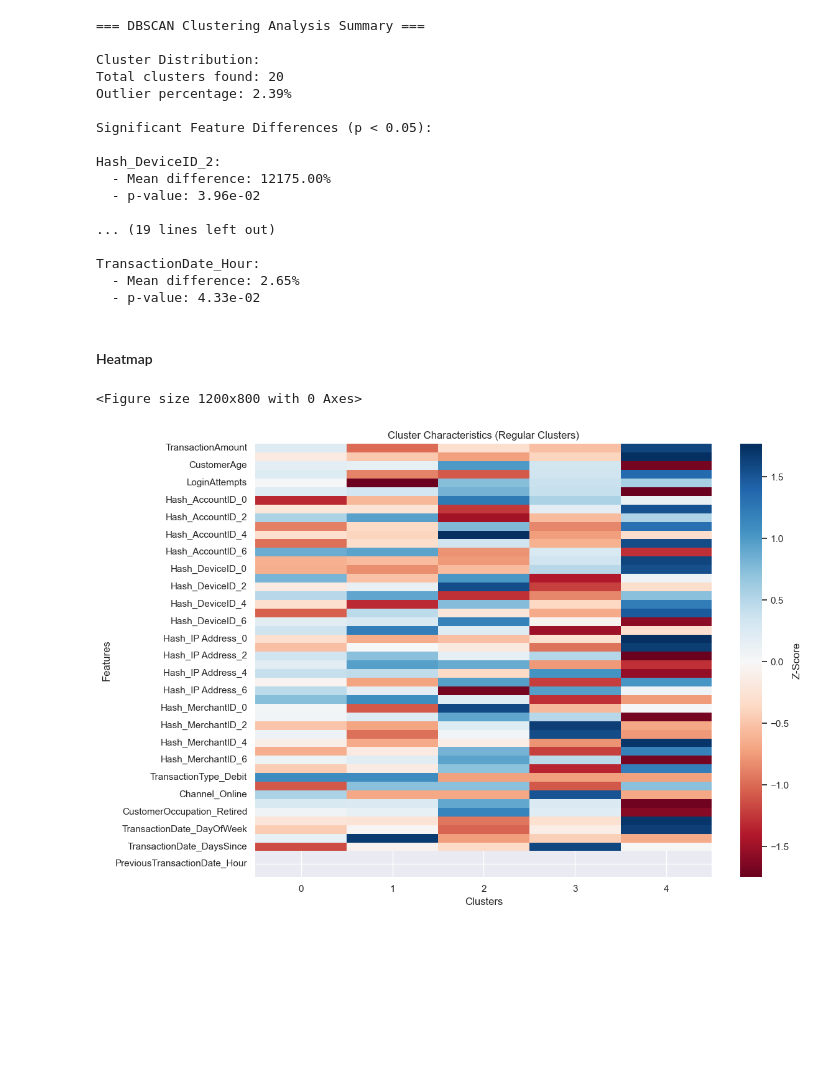
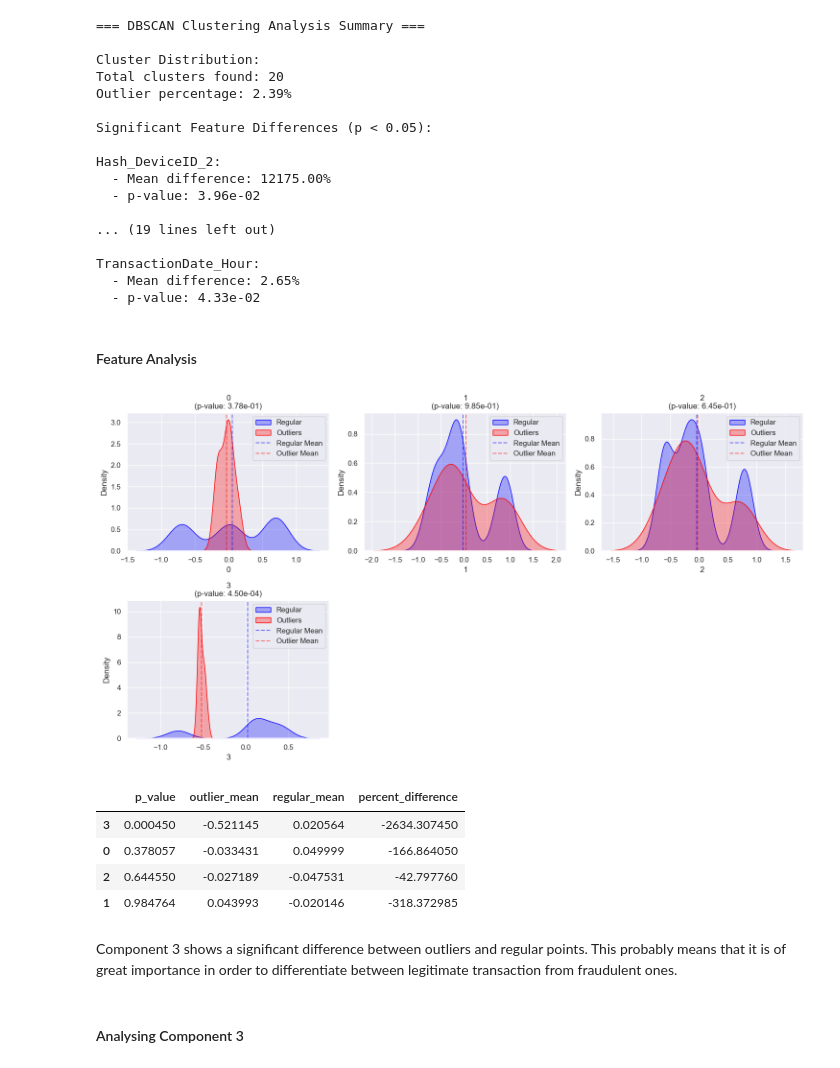
Before and after one commit to HernanRochon664/Proyectos-ML, a Jupyter notebook: credit-card-fraud-detection/CreaditCard-FraudPrediction.ipynb, the cells around one changed output. Drawn from its saved outputs; the diff is of its cells as text; code cells hidden in the pictures; blank space fills up the shorter version.

Commit message:
Exploring clustering results and suggesting a way of conclusion

```diff
--- a/credit-card-fraud-detection/CreaditCard-FraudPrediction.ipynb
+++ b/credit-card-fraud-detection/CreaditCard-FraudPrediction.ipynb
@@ -759,25 +759,60 @@ Hash_DeviceID_2:
 TransactionDate_Hour:
   - Mean difference: 2.65%
   - p-value: 4.33e-02
-# %% [markdown]
-#### Heatmap
-# %%
-data = train_scaled_minmax.copy()
-data['Cluster'] = dbscan_labels
-
-regular_clusters = data[data['Cluster'] != -1]
-
-cluster_means = regular_clusters.groupby('Cluster').mean()
-
-normalised_cluster_means = (cluster_means - cluster_means.mean()) / cluster_means.std()
-
-plt.figure(figsize=(12, 8))
-sns.heatmap(normalised_cluster_means.T, cmap='RdBu', center=0, annot=False, cbar_kws={'label': 'Z-Score'})
-plt.title("Cluster Characteristics (Regular Clusters)")
-plt.ylabel("Features")
-plt.xlabel("Clusters")
-plt.tight_layout()
-plt.show()
-# %% [output]
-<Figure size 1200x800 with 0 Axes>
-[figure, removed]
+# %% [markdown]
+#### Feature Analysis
+# %%
+data = pd.DataFrame(test_pca_minmax)
+labels = dbscan_test_labels
+
+# Separar outliers y clusters regulares
+outliers = data[labels == -1]
+regular_points = data[labels != -1]
+
+# Num features
+numeric_cols = data.select_dtypes(include='number').columns
+categorical_cols = data.select_dtypes(include='object').columns
+
+# Num comparison
+stats_comparison = pd.DataFrame()
+for col in numeric_cols:
+    stat, p_value = stats.mannwhitneyu(outliers[col], regular_points[col], alternative='two-sided')
+    stats_comparison.loc[col, 'p_value'] = p_value
+    stats_comparison.loc[col, 'outlier_mean'] = outliers[col].mean()
+    stats_comparison.loc[col, 'regular_mean'] = regular_points[col].mean()
+    stats_comparison.loc[col, 'percent_difference'] = (
+        (outliers[col].mean() - regular_points[col].mean()) / regular_points[col].mean() * 100
+    )
+
+# Visualisation: Num distributions
+num_features = len(numeric_cols)
+cols = 3
+rows = (num_features // cols) + (num_features % cols > 0)
+plt.figure(figsize=(15, rows * 4))
+
+for i, col in enumerate(numeric_cols, 1):
+    plt.subplot(rows, cols, i)
+    sns.kdeplot(data=regular_points[col], label='Regular', color='blue', fill=True, alpha=0.3)
+    sns.kdeplot(data=outliers[col], label='Outliers', color='red', fill=True, alpha=0.3)
+    plt.axvline(regular_points[col].mean(), color='blue', linestyle='--', alpha=0.5, label='Regular Mean')
+    plt.axvline(outliers[col].mean(), color='red', linestyle='--', alpha=0.5, label='Outlier Mean')
+    plt.title(f'{col}\n(p-value: {stats_comparison.loc[col, "p_value"]:.2e})')
+    plt.legend()
+
+plt.tight_layout()
+plt.show()
+
+# Resumen del análisis
+stats_comparison.sort_values('p_value', inplace=True)
+stats_comparison
+# %% [output]
+[figure, added]
+|  | p_value | outlier_mean | regular_mean | percent_difference |
+| 3 | 0.000450 | -0.521145 | 0.020564 | -2634.307450 |
+| 0 | 0.378057 | -0.033431 | 0.049999 | -166.864050 |
+| 2 | 0.644550 | -0.027189 | -0.047531 | -42.797760 |
+| 1 | 0.984764 | 0.043993 | -0.020146 | -318.372985 |
+# %% [markdown]
+Component 3 shows a significant difference between outliers and regular points. This probably means that it is of great importance in order to differentiate between legitimate transaction from fraudulent ones.
+# %% [markdown]
+#### Analysing Component 3
```
Also changed, not shown: parts of 2 cells of this notebook.
